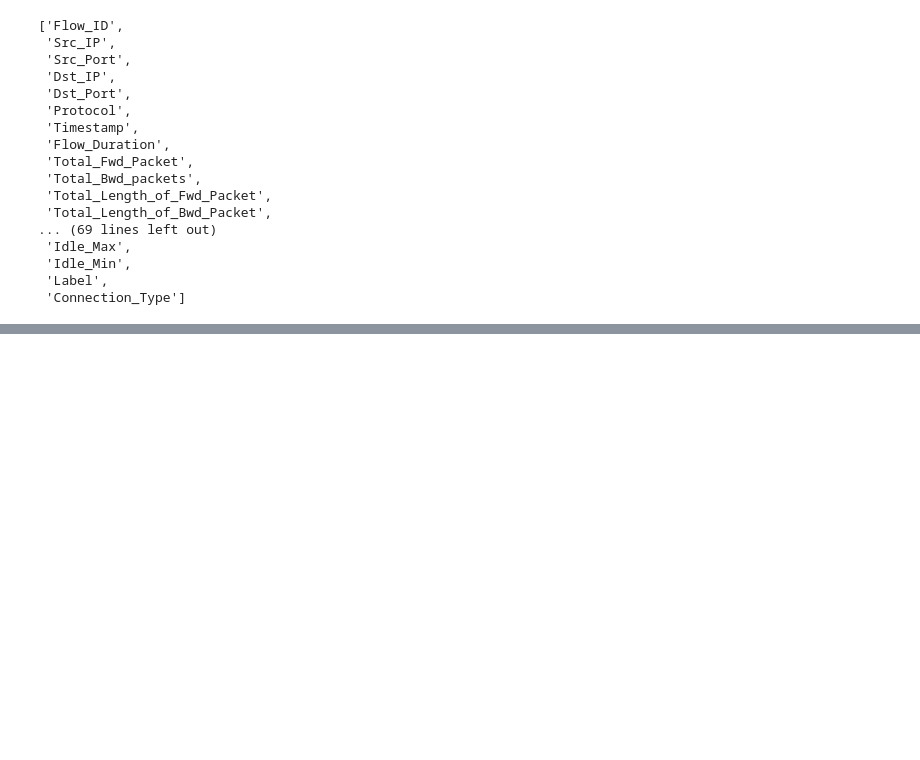
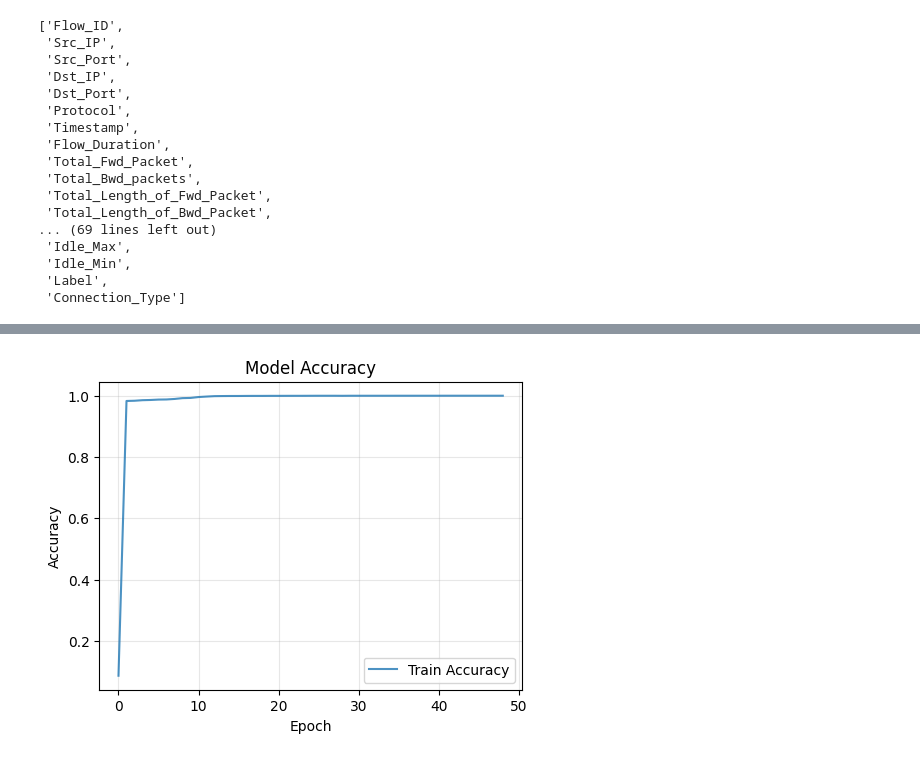
Before and after one commit to abel-b-degu/Comparison-of-An-Intrusion-Detcetion, a Jupyter notebook: EGRAPHSAGE.ipynb, the cells around one changed output, grey strips where cells are left out. Saved outputs shown, nothing was run; the diff lists cells and outputs as text; code cells hidden in the pictures; blank space fills up the shorter version.

Commit message:
Added Accuracy graph

```diff
--- a/EGRAPHSAGE.ipynb
+++ b/EGRAPHSAGE.ipynb
@@ -162,12 +162,14 @@ train_mask = G.edata['train_mask']
 model = Model(G.ndata['h'].shape[2], 128, G.ndata['h'].shape[2], F.relu, 0.2)
 opt = th.optim.Adam(model.parameters())
 # %%
+history = []
 for epoch in range(1,50):
     pred = model(G, node_features,edge_features)
     loss = criterion(pred[train_mask] ,edge_label[train_mask])
     opt.zero_grad()
     loss.backward()
     opt.step()
+    history.append(compute_accuracy(pred[train_mask], edge_label[train_mask]))
     if epoch % 100 == 0:
       print('Training acc:', compute_accuracy(pred[train_mask], edge_label[train_mask]))
 # %%
@@ -223 +225,14 @@ Accuracy: 0.9998166666666667
 [figure]
+# %%
+# Training History
+plt.figure(figsize=(12, 4))
+
+plt.subplot(1, 2, 1)
+plt.plot(history, label='Train Accuracy', alpha=0.8)
+plt.title('Model Accuracy')
+plt.xlabel('Epoch')
+plt.ylabel('Accuracy')
+plt.legend()
+plt.grid(True, alpha=0.3)
+# %% [output]
+[figure, added]
```
Also changed, not shown: parts of 1 cell of this notebook.
